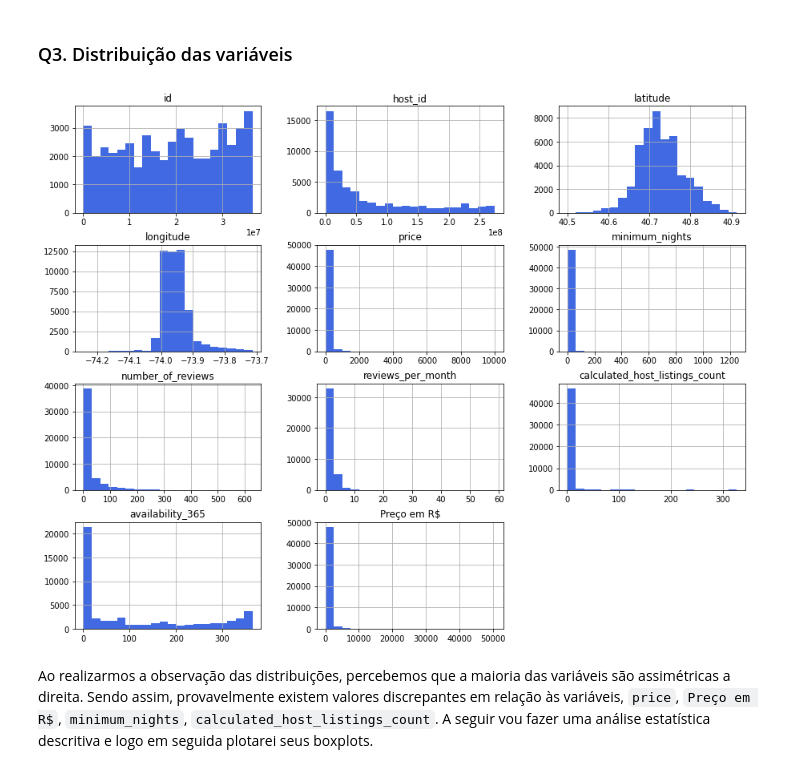
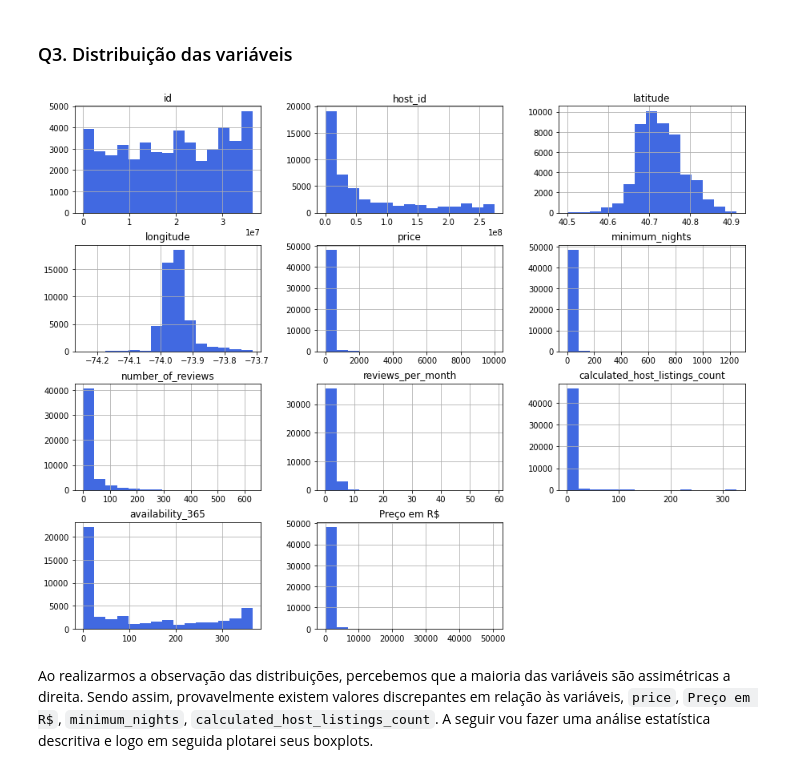
Before and after one commit to ferreiramar96/Analise-Dos-Dados-Airbnb-NYC, a Jupyter notebook: Análise_Dos_Dados_Airbnb_NYC.ipynb, the cells around one changed output. Saved outputs shown, nothing was run; the diff lists cells and outputs as text; code cells hidden in the pictures.

```diff
--- a/Análise_Dos_Dados_Airbnb_NYC.ipynb
+++ b/Análise_Dos_Dados_Airbnb_NYC.ipynb
@@ -145,10 +146,10 @@ dtype: float64
 ### Q3. Distribuição das variáveis
 # %%
 #Criando histógrama de todas as váriaveis numéricas
-df.hist(bins=20, figsize=(15, 12), color='royalblue')
+df.hist(bins=15, figsize=(15, 12), color='royalblue')
 plt.show()
 # %% [output]
-[figure, old version]
+[figure, new version]
 # %% [markdown]
 Ao realizarmos a observação das distribuições, percebemos que a maioria das variáveis são assimétricas a direita. Sendo assim, provavelmente existem valores discrepantes em relação às variáveis, `price`, `Preço em R$`, `minimum_nights`, `calculated_host_listings_count`. A seguir vou fazer uma análise estatística descritiva e logo em seguida plotarei seus boxplots.
 # %% [markdown]
```
Also changed, not shown: parts of 19 cells of this notebook.
